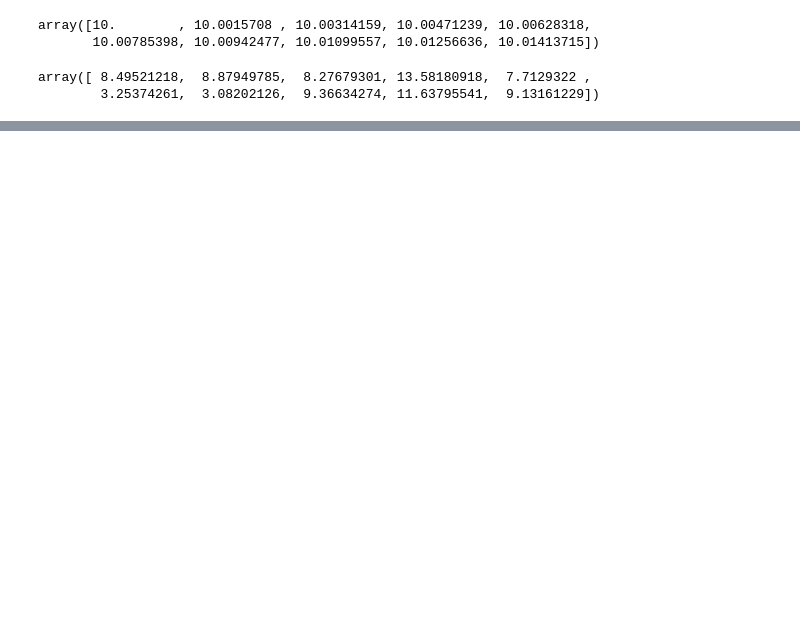
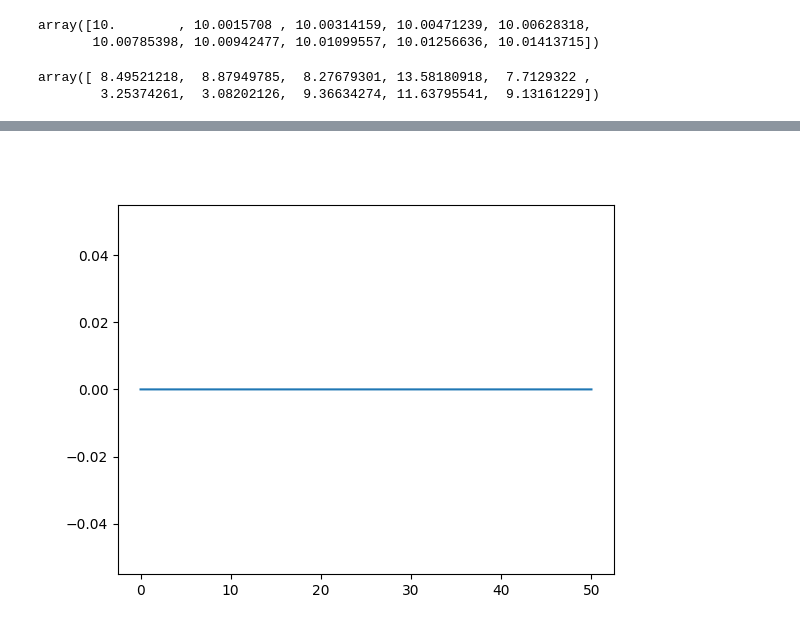
Before and after one commit to pedropalaciosjr/LIF_model, a Jupyter notebook: LIF.ipynb, the cells around one changed output, grey strips where cells are left out. Cells and saved outputs as stored; diff of their text form; code cells hidden in the pictures; blank space fills up the shorter version.

```diff
--- a/LIF.ipynb
+++ b/LIF.ipynb
@@ -155,0 +155,13 @@ plt.plot(timestamps/1000, LIF_model.voltages)
+# %%
+LIF_model = LeakyIntegrateAndFireModel(0.10, 10)
+
+fig, ax = plt.subplots()
+animation_voltages = np.zeros(timestamps.shape[0])
+line, = ax.plot(timestamps/1000, animation_voltages)
+# line.figure(figsize=(9, 5))
+# plt.ylabel("Voltage (mV)")
+# plt.xlabel("Time (s)")
+# plt.title("Voltage vs. Time with Gaussian Noise")
+# plt.xlim(0, plot_x_limit)
+# %% [output]
+[figure, added]
```
Also changed, not shown: parts of 8 cells of this notebook.
